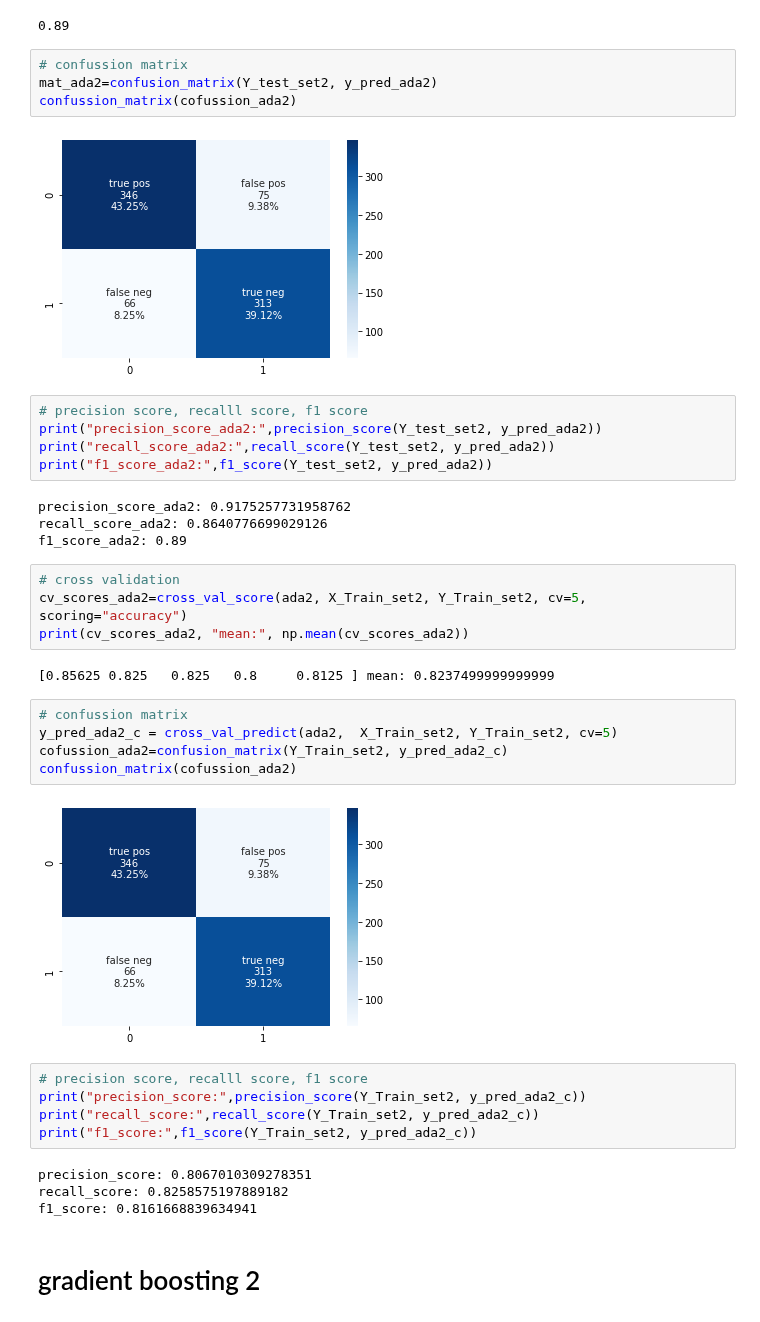
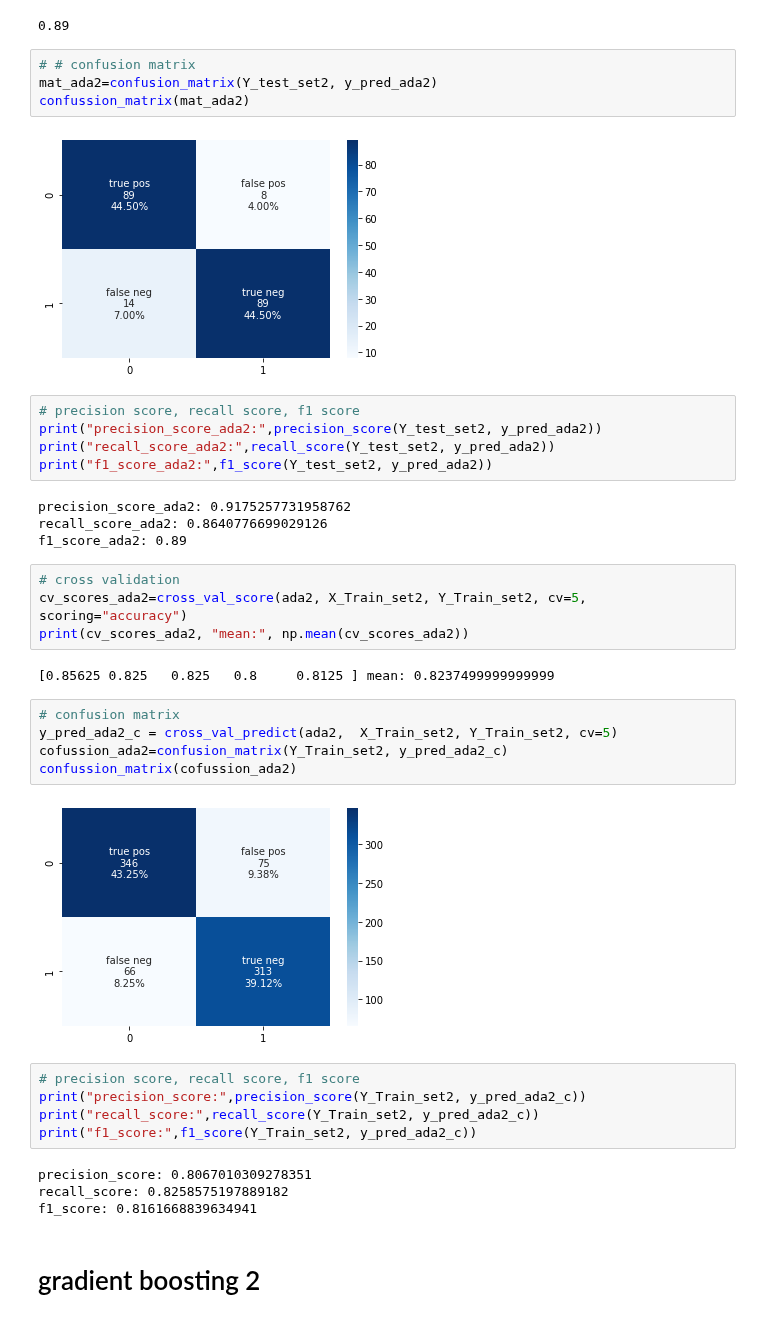
Before and after one commit to Yehudit-Brickner/data_science_end_of_year1_project, a Jupyter notebook: data science part 1 end of year.ipynb, the cells around one changed output. Drawn from its saved outputs; the diff is of its cells as text.

```diff
--- a/data science part 1 end of year.ipynb
+++ b/data science part 1 end of year.ipynb
@@ -669,13 +669,13 @@ accuracy_ada2
 # %% [output]
 0.89
 # %%
-# confussion matrix
+# # confusion matrix
 mat_ada2=confusion_matrix(Y_test_set2, y_pred_ada2)
-confussion_matrix(cofussion_ada2)
+confussion_matrix(mat_ada2)
 # %% [output]
-[figure, old version]
+[figure, new version]
 # %%
-# precision score, recalll score, f1 score
+# precision score, recall score, f1 score
 print("precision_score_ada2:",precision_score(Y_test_set2, y_pred_ada2))
 print("recall_score_ada2:",recall_score(Y_test_set2, y_pred_ada2))
 print("f1_score_ada2:",f1_score(Y_test_set2, y_pred_ada2))
@@ -690,14 +690,14 @@ print(cv_scores_ada2, "mean:", np.mean(cv_scores_ada2))
 # %% [output]
 [0.85625 0.825   0.825   0.8     0.8125 ] mean: 0.8237499999999999
 # %%
-# confussion matrix
+# confusion matrix
 y_pred_ada2_c = cross_val_predict(ada2,  X_Train_set2, Y_Train_set2, cv=5)
 cofussion_ada2=confusion_matrix(Y_Train_set2, y_pred_ada2_c)
 confussion_matrix(cofussion_ada2)
 # %% [output]
 [figure]
 # %%
-# precision score, recalll score, f1 score
+# precision score, recall score, f1 score
 print("precision_score:",precision_score(Y_Train_set2, y_pred_ada2_c))
 print("recall_score:",recall_score(Y_Train_set2, y_pred_ada2_c))
 print("f1_score:",f1_score(Y_Train_set2, y_pred_ada2_c))
```
Also changed, not shown: parts of 49 cells of this notebook, 1 other file.
